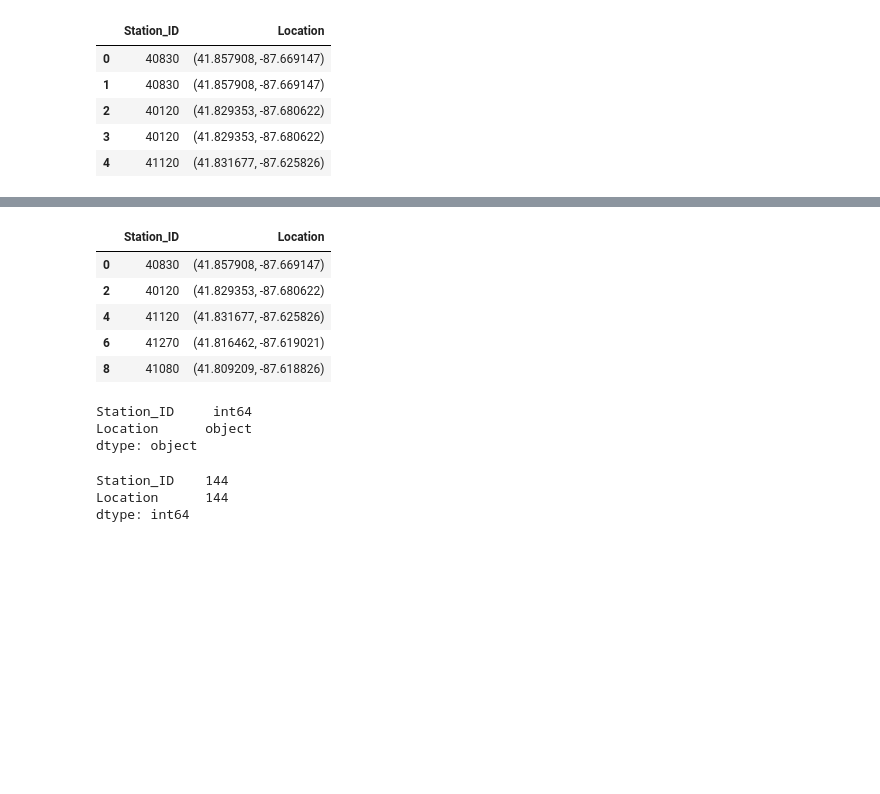
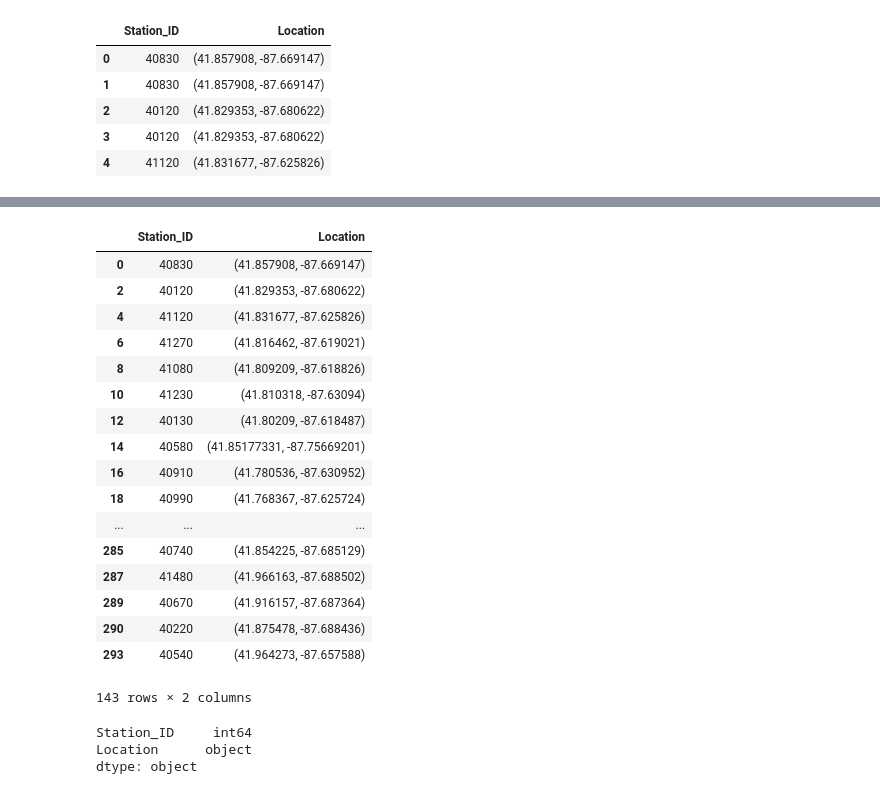
Before and after one commit to Atchub1/DataScience_Project2, a Jupyter notebook: new_files/Pandas/Data_2.ipynb, the cells around one changed output, grey strips where cells are left out. Saved outputs shown, nothing was run; the diff lists cells and outputs as text; code cells hidden in the pictures; blank space fills up the shorter version.

```diff
--- a/new_files/Pandas/Data_2.ipynb
+++ b/new_files/Pandas/Data_2.ipynb
@@ -360,23 +302,29 @@ Location      300
 dtype: int64
 # %%
-cta_location_new = cta_location_rename.drop_duplicates()
-cta_location_new.head()
+cta_location_new = cta_location_rename.drop_duplicates(subset=None, keep="first", inplace=False)
+cta_location_new
 # %% [output]
 |  | Station_ID | Location |
 | 0 | 40830 | (41.857908, -87.669147) |
 | 2 | 40120 | (41.829353, -87.680622) |
 | 4 | 41120 | (41.831677, -87.625826) |
 | 6 | 41270 | (41.816462, -87.619021) |
 | 8 | 41080 | (41.809209, -87.618826) |
+| 10 | 41230 | (41.810318, -87.63094) |
+| 12 | 40130 | (41.80209, -87.618487) |
+| 14 | 40580 | (41.85177331, -87.75669201) |
+| 16 | 40910 | (41.780536, -87.630952) |
+| 18 | 40990 | (41.768367, -87.625724) |
+| ... | ... | ... |
+| 285 | 40740 | (41.854225, -87.685129) |
+| 287 | 41480 | (41.966163, -87.688502) |
+| 289 | 40670 | (41.916157, -87.687364) |
+| 290 | 40220 | (41.875478, -87.688436) |
+| 293 | 40540 | (41.964273, -87.657588) |
+143 rows × 2 columns
 # %%
 cta_location_new.dtypes
 # %% [output]
 Station_ID     int64
 Location      object
 dtype: object
-# %%
-cta_location_new.count()
-# %% [output]
-Station_ID    144
-Location      144
-dtype: int64
```
Also changed, not shown: parts of 17 cells of this notebook, 1 other file.
